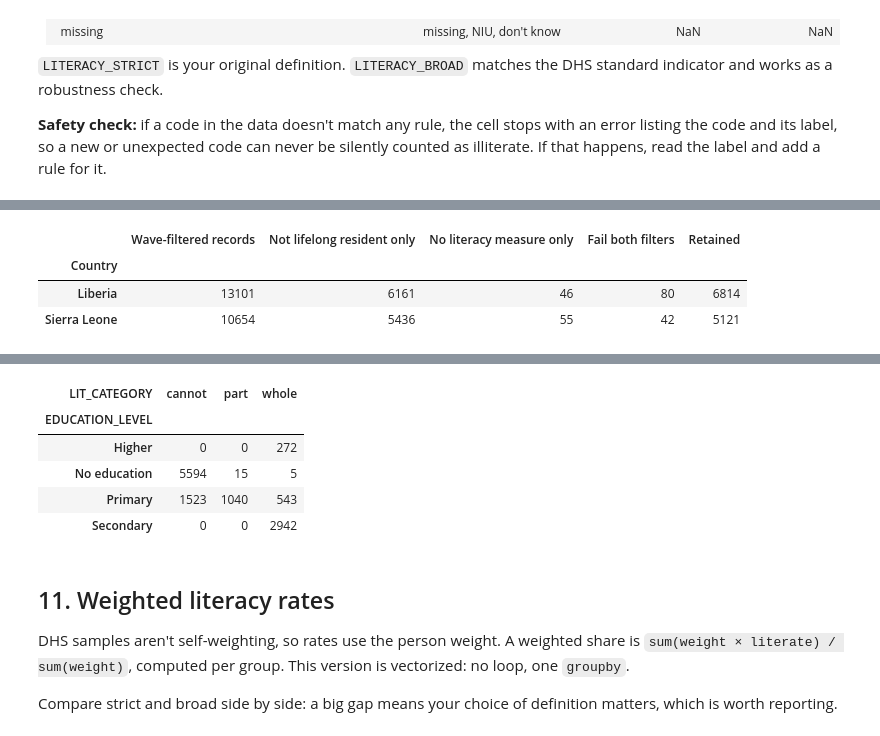
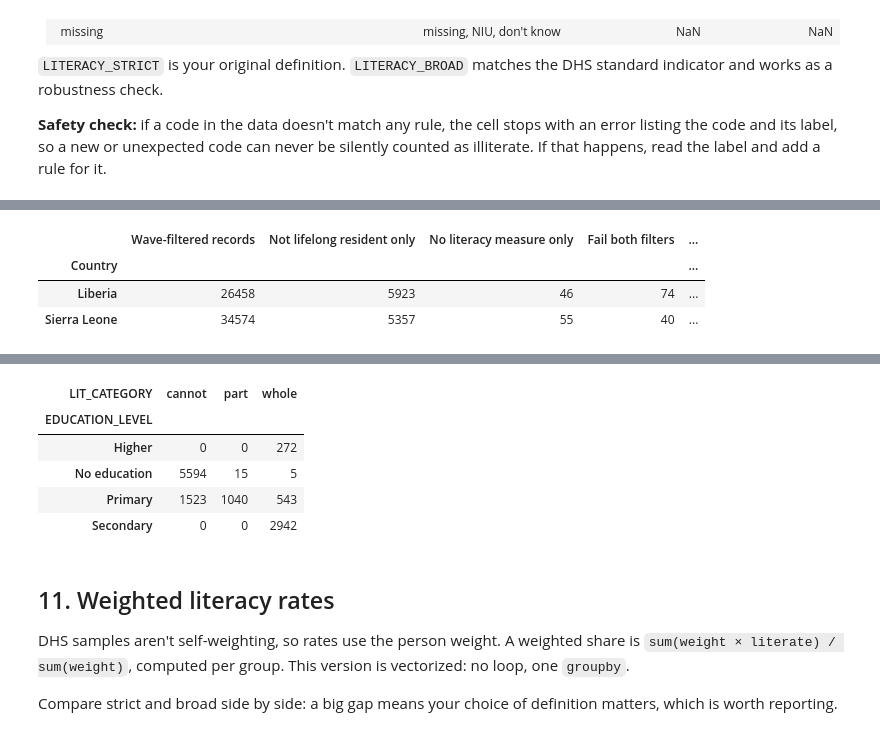
Before and after one commit to maradukuly/HHEI, a Jupyter notebook: AEA P&P/Analysis/AEA Analysis 2.ipynb, the cells around one changed output, grey strips where cells are left out. Cells and saved outputs as stored; diff of their text form; code cells hidden in the pictures.

```diff
--- a/AEA P&P/Analysis/AEA Analysis 2.ipynb
+++ b/AEA P&P/Analysis/AEA Analysis 2.ipynb
@@ -332,21 +438,28 @@ print("'Always' codes found:", always_codes)
 if not all(always_codes.values()):
     raise ValueError("Could not find the 'Always' residence code in one of the DDIs.")
 
-sample["LIFELONG_RESIDENT"] = False
-for sex, codes in always_codes.items():          # a loop over 2 sexes, not over rows
-    rows = sample["SEX"].eq(sex)
-    sample.loc[rows, "LIFELONG_RESIDENT"] = sample.loc[rows, "RESIDENCE_YEARS"].isin(codes)
-
 residence_special = {
     "Female": codes_matching(ddi_wr_obj, "RESIDEINTYR", r"always|visitor|" + SPECIAL_CODES),
     "Male": codes_matching(ddi_mr_obj, "RESIDEINTYRMN", r"always|visitor|" + SPECIAL_CODES),
 }
+sample["LIFELONG_RESIDENT"] = pd.Series(pd.NA, index=sample.index, dtype="boolean")
+for sex, codes in always_codes.items():
+    rows = sample["SEX"].eq(sex)
+    always_rows = rows & sample["RESIDENCE_YEARS"].isin(codes)
+    observed_rows = (
+        rows
+        & sample["RESIDENCE_YEARS"].notna()
+        & ~sample["RESIDENCE_YEARS"].isin(residence_special[sex])
+    )
+    sample.loc[always_rows, "LIFELONG_RESIDENT"] = True
+    sample.loc[observed_rows, "LIFELONG_RESIDENT"] = False
+
 sample["YEARS_IN_PLACE"] = sample["RESIDENCE_YEARS"]
 for sex, codes in residence_special.items():
     rows = sample["SEX"].eq(sex) & sample["RESIDENCE_YEARS"].isin(codes)
     sample.loc[rows, "YEARS_IN_PLACE"] = pd.NA
 
 # CHECK
-sample.groupby(["COUNTRY_NAME", "SEX"])["LIFELONG_RESIDENT"].mean().round(3)
+sample.groupby(["COUNTRY_NAME", "YEAR"])["LIFELONG_RESIDENT"].agg(["count", "sum"])
 # %% [output]
 'Always' codes found: {'Female': {95}, 'Male': {94}}
@@ -444,26 +559,79 @@ The attrition table shows *why* records were dropped. The education-by-literacy
 # %%
 has_literacy = sample["LITERACY_STRICT"].notna()
 lifelong = sample["LIFELONG_RESIDENT"]
+sample["GENDER"] = sample["SEX"]
 
 attrition = pd.DataFrame({
     "Country": sample["COUNTRY_NAME"],
     "Wave-filtered records": 1,
-    "Not lifelong resident only": ~lifelong & has_literacy,
-    "No literacy measure only": lifelong & ~has_literacy,
-    "Fail both filters": ~lifelong & ~has_literacy,
-    "Retained": lifelong & has_literacy,
-}).groupby("Country").sum()      # True counts as 1, so summing counts the rows
+    "Not lifelong resident only": lifelong.eq(False).fillna(False) & has_literacy,
+    "No literacy measure only": lifelong.eq(True).fillna(False) & ~has_literacy,
+    "Fail both filters": lifelong.eq(False).fillna(False) & ~has_literacy,
+    "Residence status unavailable": lifelong.isna(),
+    "Retained": lifelong.eq(True).fillna(False) & has_literacy,
+}).groupby("Country").sum()
 display(attrition)
 
-postwar_clean_df = sample.loc[lifelong & has_literacy].copy()
+retained = lifelong.fillna(False) & has_literacy
+postwar_clean_df = sample.loc[retained].copy()
 liberia_clean_df = postwar_clean_df.loc[postwar_clean_df["COUNTRY_NAME"].eq("Liberia")].copy()
 sierra_leone_clean_df = postwar_clean_df.loc[postwar_clean_df["COUNTRY_NAME"].eq("Sierra Leone")].copy()
+
+country_output_columns = [
+    "COUNTRY_NAME", "YEAR", "GENDER", "ADMIN_AREA", "ADMIN_AREA_NAME",
+    "ADMIN_UNIT_NAME", "ADMIN_UNIT_LEVEL", "GPS_LATITUDE", "GPS_LONGITUDE",
+    *variable_pairs.keys(), "LIFELONG_RESIDENT", "YEARS_IN_PLACE",
+    "LIT_CATEGORY", "LITERACY_STRICT", "LITERACY_BROAD",
+]
+
+analysis_outputs = {
+    "LBR_analysis_clean.csv": liberia_clean_df,
+    "SL_analysis_clean.csv": sierra_leone_clean_df,
+}
+for filename, country_df in analysis_outputs.items():
+    output_path = os.path.join(data_dir, filename)
+    country_df[country_output_columns].to_csv(output_path, index=False)
+    exported = pd.read_csv(output_path)
+    assert list(exported.columns) == country_output_columns
+    assert exported["GENDER"].notna().all()
+    assert set(exported["GENDER"]) == {"Female", "Male"}
+    assert exported["GPS_LATITUDE"].notna().equals(exported["GPS_LONGITUDE"].notna())
+    print(f"{filename}: {exported.shape}, gender counts: {exported['GENDER'].value_counts().to_dict()}")
+
+wave_outputs = {
+    "LBR_2007_clean.csv": ("Liberia", 2007),
+    "LBR_2013_clean.csv": ("Liberia", 2013),
+    "SL_2008_clean.csv": ("Sierra Leone", 2008),
+    "SL_2013_clean.csv": ("Sierra Leone", 2013),
+}
+for filename, (country, year) in wave_outputs.items():
+    wave_df = sample.loc[
+        sample["COUNTRY_NAME"].eq(country) & sample["YEAR"].eq(year),
+        country_output_columns,
+    ]
+    if wave_df.empty:
+        raise ValueError(f"No records found for {country} {year}.")
+    output_path = os.path.join(data_dir, filename)
+    wave_df.to_csv(output_path, index=False)
+    exported = pd.read_csv(output_path)
+    assert list(exported.columns) == country_output_columns
+    assert exported["COUNTRY_NAME"].eq(country).all()
+    assert exported["YEAR"].eq(year).all()
+    assert exported["GENDER"].notna().all()
+    assert set(exported["GENDER"]) == {"Female", "Male"}
+    assert exported["GPS_LATITUDE"].notna().equals(exported["GPS_LONGITUDE"].notna())
+    if year == 2013:
+        assert exported["LIFELONG_RESIDENT"].isna().all()
+        assert exported["ADMIN_UNIT_LEVEL"].isin(["County", "District"]).all()
+    else:
+        assert exported["ADMIN_UNIT_LEVEL"].isin(["County group", "District group"]).all()
+    print(f"{filename}: {exported.shape}, gender counts: {exported['GENDER'].value_counts().to_dict()}")
 
 # CHECK: education level vs. literacy category
 edu_labels = {**labels_for(ddi_mr_obj, "EDUCLVLMN"), **labels_for(ddi_wr_obj, "EDUCLVL")}
 pd.crosstab(postwar_clean_df["EDUCATION_LEVEL"].map(edu_labels), postwar_clean_df["LIT_CATEGORY"])
 # %% [output]
-|  | Wave-filtered records | Not lifelong resident only | No literacy measure only | Fail both filters | Retained |
-| Country |  |  |  |  |  |
-| Liberia | 13101 | 6161 | 46 | 80 | 6814 |
-| Sierra Leone | 10654 | 5436 | 55 | 42 | 5121 |
+|  | Wave-filtered records | Not lifelong resident only | No literacy measure only | Fail both filters | ... |
+| Country |  |  |  |  | ... |
+| Liberia | 26458 | 5923 | 46 | 74 | ... |
+| Sierra Leone | 34574 | 5357 | 55 | 40 | ... |
```
Also changed, not shown: parts of 17 cells of this notebook, 22 other files.
